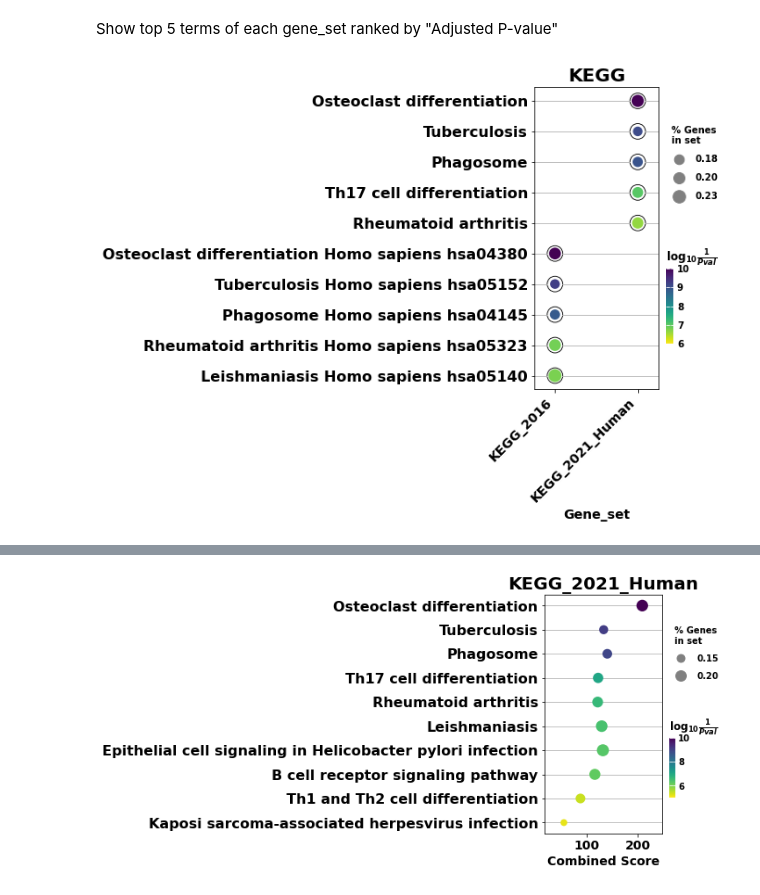
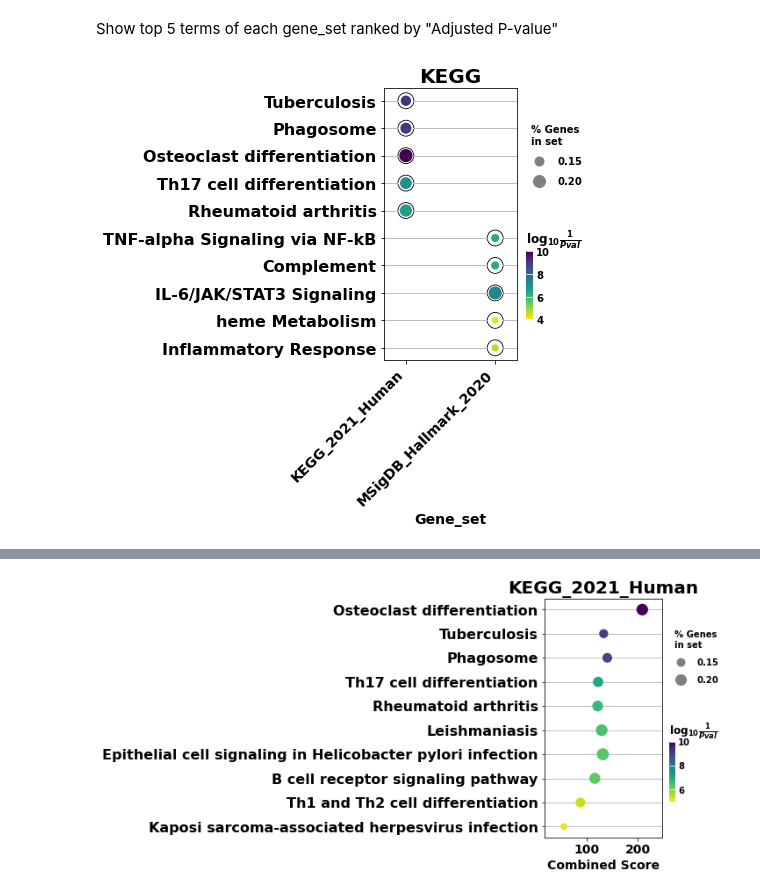
Before and after one commit to zqfang/GSEApy, a Jupyter notebook: docs/gseapy_example.ipynb, the cells around one changed output, grey strips where cells are left out. Drawn from its saved outputs; the diff is of its cells as text; code cells hidden in the pictures.

```diff
--- a/docs/gseapy_example.ipynb
+++ b/docs/gseapy_example.ipynb
@@ -208,7 +208,7 @@ This is an Example of the Enrichr analysis
 # run enrichr
 # if you are only intrested in dataframe that enrichr returned, please set outdir=None
 enr = gp.enrichr(gene_list=gene_list, # or "./tests/data/gene_list.txt",
-                 gene_sets=['KEGG_2016','KEGG_2021_Human'],
+                 gene_sets=['MSigDB_Hallmark_2020','KEGG_2021_Human'],
                  organism='human', # don't forget to set organism to the one you desired! e.g. Yeast
                  outdir=None, # don't write to disk
                 )
@@ -285,15 +285,15 @@ from gseapy import barplot, dotplot
 # %%
 # categorical scatterplot
 ax = dotplot(enr.results,
               column="Adjusted P-value",
-              group='Gene_set', # set x, so you could do a multi-sample/library comparsion
+              x='Gene_set', # set x axis, so you could do a multi-sample/library comparsion
               size=10,
               top_term=5,
-              figsize=(3,6),
+              figsize=(3,5),
               title = "KEGG",
               xticklabels_rot=45, # rotate xtick labels
               show_ring=True, # set to False to revmove outer ring
               marker='o',
              )
 # %% [output]
-[figure, old version]
+[figure, new version]
```
Also changed, not shown: parts of 8 cells of this notebook, 2 other files.
